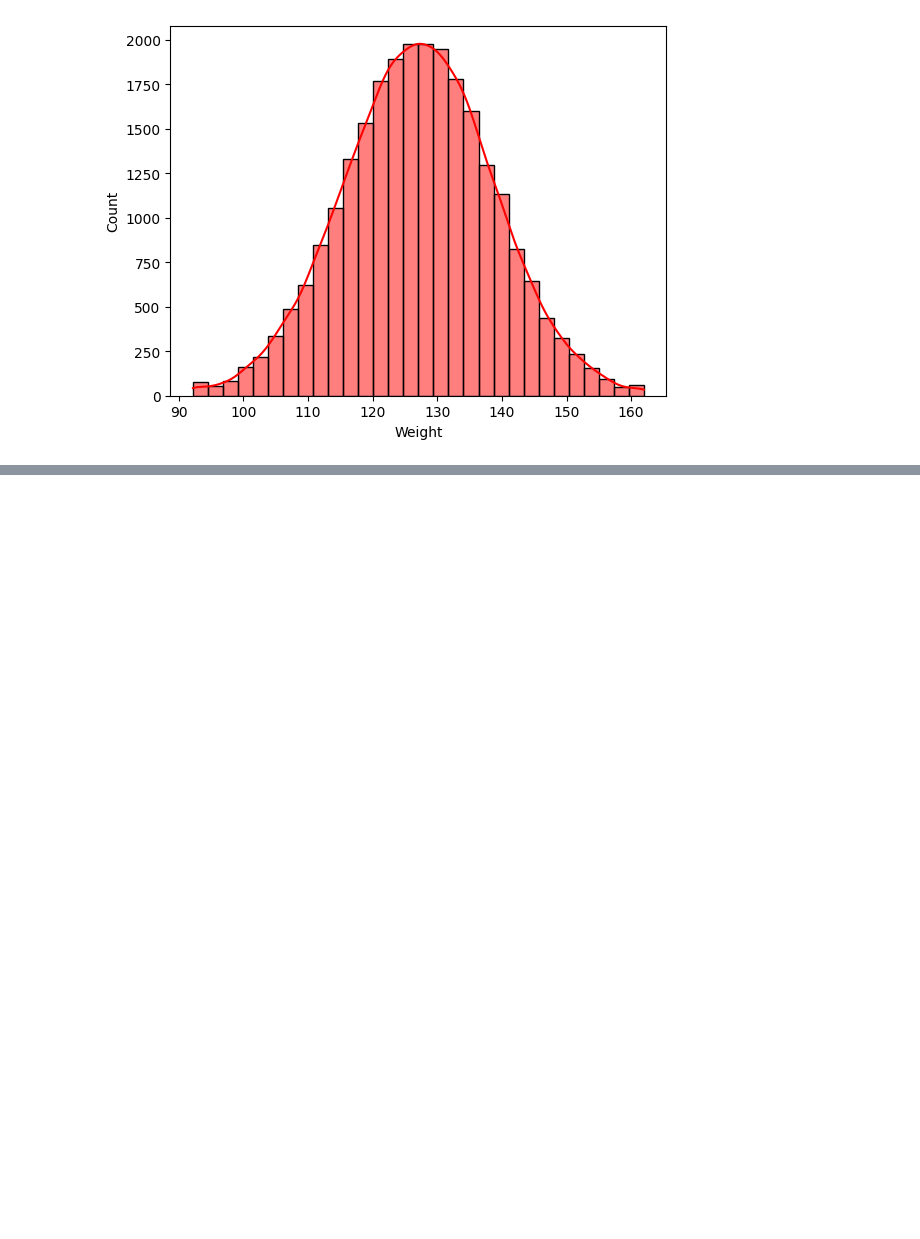
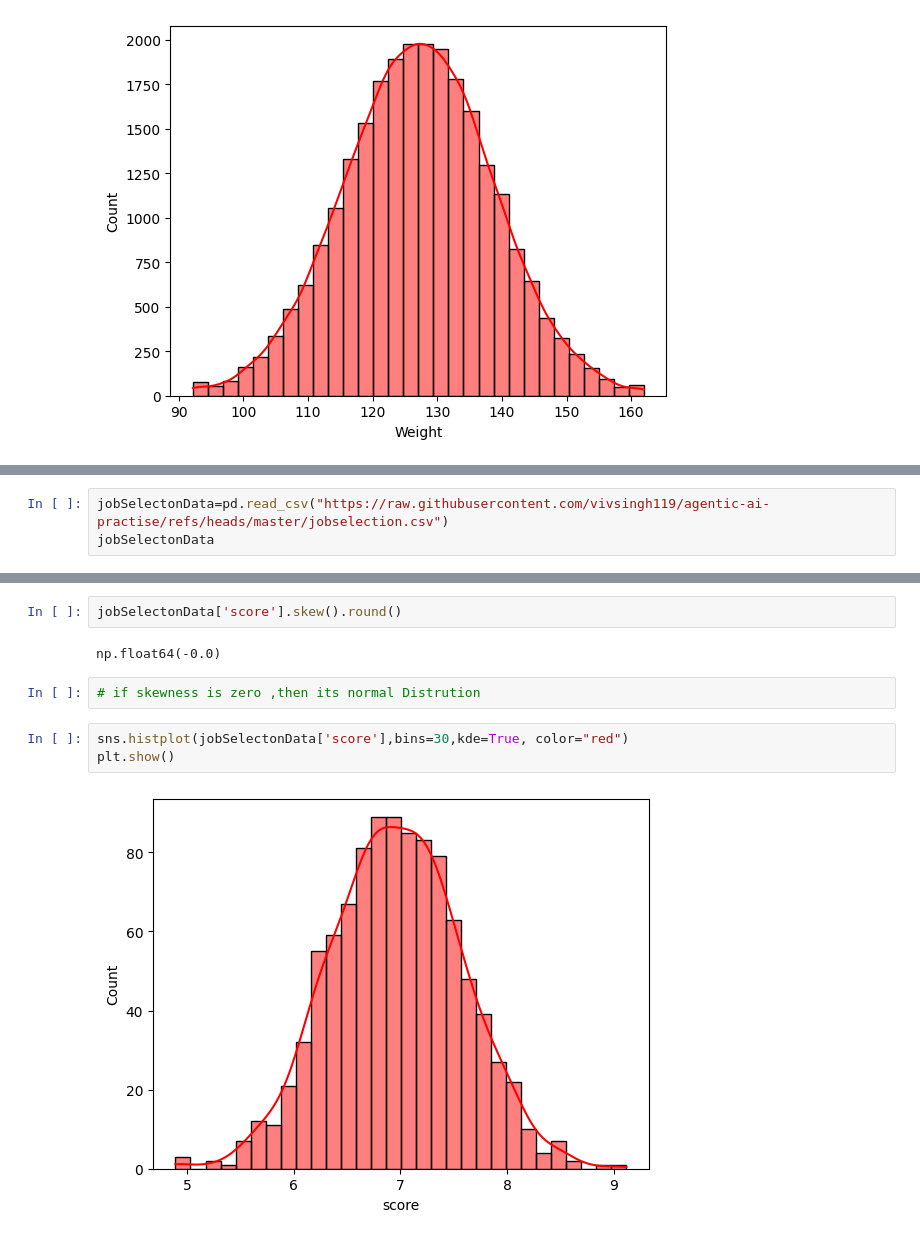
Before and after one commit to vivsingh119/agentic-ai-practise, a Jupyter notebook: Feature_Engineering.ipynb, the cells around one changed output, grey strips where cells are left out. Drawn from its saved outputs; the diff is of its cells as text; blank space fills up the shorter version.

Commit message:
Created using ColabjobSe;ection skew Distribution

```diff
--- a/Feature_Engineering.ipynb
+++ b/Feature_Engineering.ipynb
@@ -477,0 +474,3 @@ plt.show()
+# %%
+jobSelectonData=pd.read_csv("https://raw.githubusercontent.com/vivsingh119/agentic-ai-practise/refs/heads/master/jobselection.csv")
+jobSelectonData
@@ -477,0 +499,11 @@ plt.show()
+# %%
+jobSelectonData['score'].skew().round()
+# %% [output]
+np.float64(-0.0)
+# %%
+# if skewness is zero ,then its normal Distrution
+# %%
+sns.histplot(jobSelectonData['score'],bins=30,kde=True, color="red")
+plt.show()
+# %% [output]
+[figure, added]
```
Also changed, not shown: parts of 14 cells of this notebook.
